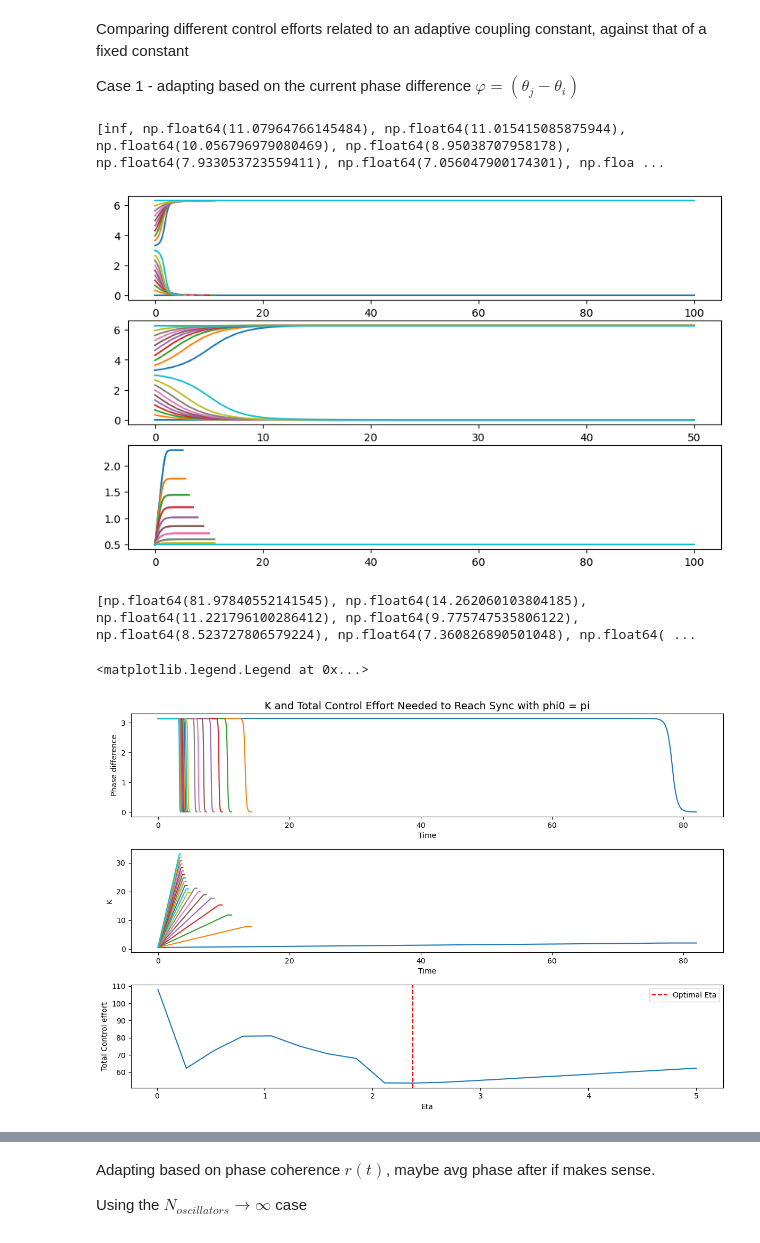
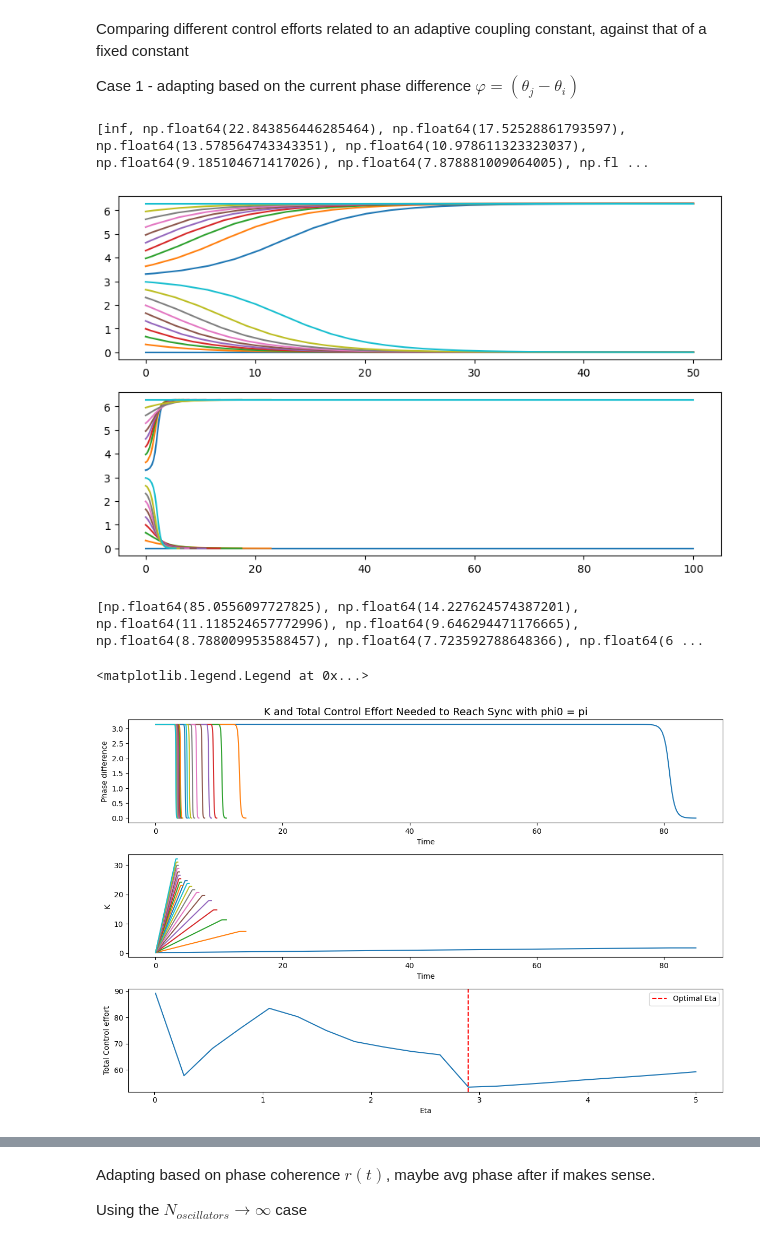
Before and after one commit to Group-14-MDM2/metronome_syncing, a Jupyter notebook: adaptive-kuramoto.ipynb, the cells around one changed output, grey strips where cells are left out. Cells and saved outputs as stored; diff of their text form; code cells hidden in the pictures.

Commit message:
final tests and tradeoff curves

```diff
--- a/adaptive-kuramoto.ipynb
+++ b/adaptive-kuramoto.ipynb
@@ -35,42 +35,42 @@ steady.terminal = True
 #steady.direction = -1
 
 init_phi = np.linspace(0,2*np.pi,20)
-init_K = 0.5
+init_K = 0.2
 
 center = 4 * np.pi
 spread = 0.5
 w1 = np.random.uniform(center - spread, center + spread)
 w2 = np.random.uniform(center - spread, center + spread)
 omega = 0
 critical = abs(omega)
 
 
 eta = 0.5
 
-fig,axs = plt.subplots(3,1,figsize=(10,6))
+fig,axs = plt.subplots(2,1,figsize=(10,6))
 
 sync_times = []
 for phi0 in init_phi:
     sol_adaptive = solve_ivp(rhs_updates,[0,100],[phi0,init_K],args=(omega,eta),rtol=1e-6,events=steady)
-    axs[0].plot(sol_adaptive.t,sol_adaptive.y[0])
-    axs[2].plot(sol_adaptive.t,sol_adaptive.y[1])
+    axs[1].plot(sol_adaptive.t,sol_adaptive.y[0])
+    #axs[2].plot(sol_adaptive.t,sol_adaptive.y[1])
 
     if len(sol_adaptive.t_events[0]) > 0:
         sync_times.append(sol_adaptive.t_events[0][0])
     else:
         sync_times.append(np.inf)
 print(sync_times)
 
 for phi0 in init_phi:
     sol_fixed = solve_ivp(phi_dot,[0,50],[phi0,init_K],args=(omega,),rtol=1e-6)
-    axs[1].plot(sol_fixed.t,sol_fixed.y[0])
+    axs[0].plot(sol_fixed.t,sol_fixed.y[0])
 
 #np trapz can solve these
 
 #also consider time to sync, or required control effort against start positions
 # %% [output]
-[inf, np.float64(11.07964766145484), np.float64(11.015415085875944), np.float64(10.056796979080469), np.float64(8.95038707958178), np.float64(7.933053723559411), np.float64(7.056047900174301), np.floa ...
+[inf, np.float64(22.843856446285464), np.float64(17.52528861793597), np.float64(13.578564743343351), np.float64(10.978611323323037), np.float64(9.185104671417026), np.float64(7.878881009064005), np.fl ...
-[figure, old version]
+[figure, new version]
 # %%
 eta_list = np.linspace(0.01,5,20)
 costs = []
@@ -108,9 +108,9 @@ optimal_eta = eta_list[np.argmin(costs)]
 axs[2].axvline(optimal_eta,c='r',linestyle='--',label='Optimal Eta')
 axs[2].legend()
 # %% [output]
-[np.float64(81.97840552141545), np.float64(14.262060103804185), np.float64(11.221796100286412), np.float64(9.775747535806122), np.float64(8.523727806579224), np.float64(7.360826890501048), np.float64( ...
+[np.float64(85.0556097727825), np.float64(14.227624574387201), np.float64(11.118524657772996), np.float64(9.646294471176665), np.float64(8.788009953588457), np.float64(7.723592788648366), np.float64(6 ...
 <matplotlib.legend.Legend at 0x...>
-[figure, old version]
+[figure, new version]
 # %%
 plt.figure(figsize=(10,6))
 plt.scatter(costs,synctimes)
```
Also changed, not shown: parts of 5 cells of this notebook.
